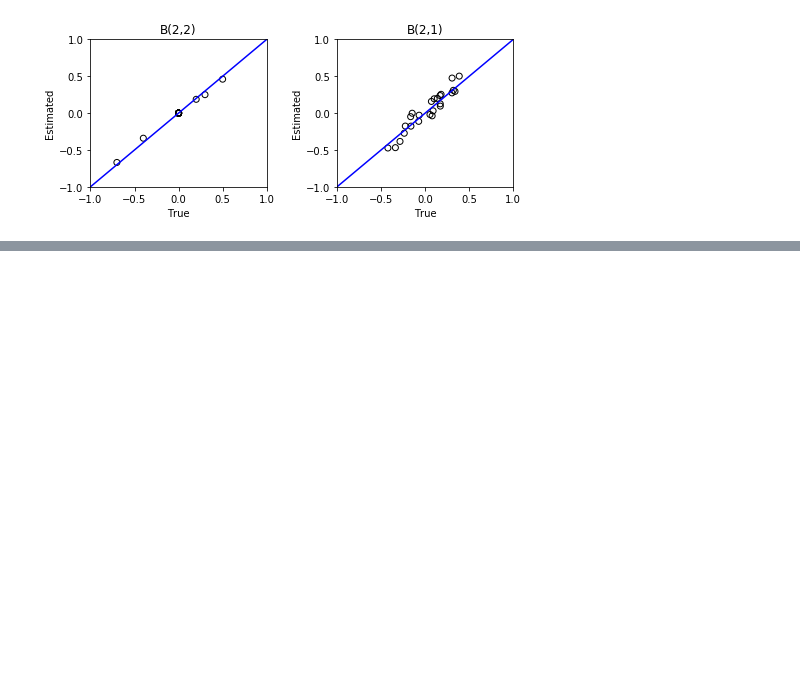
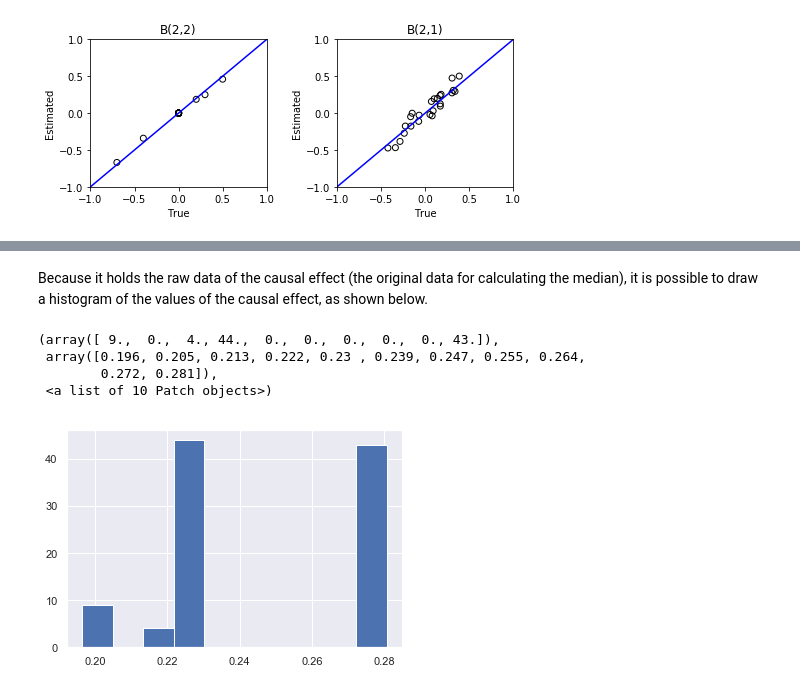
Before and after one commit to cdt15/lingam, a Jupyter notebook: examples/LongitudinalLiNGAM.ipynb, the cells around one changed output, grey strips where cells are left out. Drawn from its saved outputs; the diff is of its cells as text; code cells hidden in the pictures; blank space fills up the shorter version.

```diff
--- a/examples/LongitudinalLiNGAM.ipynb
+++ b/examples/LongitudinalLiNGAM.ipynb
@@ -180,0 +187,3 @@ for t in range(1, n_timepoints):
+# %%
+model = lingam.LongitudinalLiNGAM()
+result = model.bootstrap(X_t, n_sampling=100)
@@ -180,0 +375,17 @@ for t in range(1, n_timepoints):
+# %% [markdown]
+Because it holds the raw data of the causal effect (the original data for calculating the median), it is possible to draw a histogram of the values of the causal effect, as shown below.
+# %%
+import matplotlib.pyplot as plt
+import seaborn as sns
+sns.set()
+%matplotlib inline
+
+from_index = 5 # index of x0(1). (index:0)+(n_features:5)*(timepoint:1) = 5
+to_index = 12 # index of x2(2). (index:2)+(n_features:5)*(timepoint:2) = 12
+plt.hist(result.total_effects_[:, to_index, from_index])
+# %% [output]
+(array([ 9.,  0.,  4., 44.,  0.,  0.,  0.,  0.,  0., 43.]),
+ array([0.196, 0.205, 0.213, 0.222, 0.23 , 0.239, 0.247, 0.255, 0.264,
+        0.272, 0.281]),
+ <a list of 10 Patch objects>)
+[figure, added]
```
Also changed, not shown: parts of 22 cells of this notebook, 4 other files.
